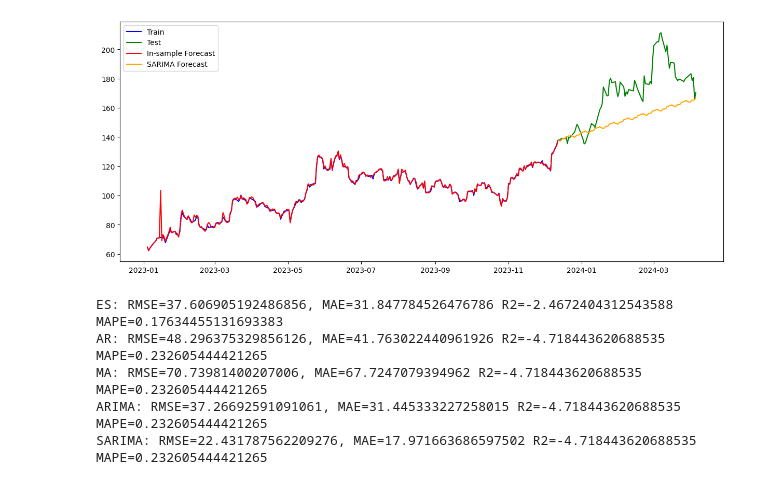
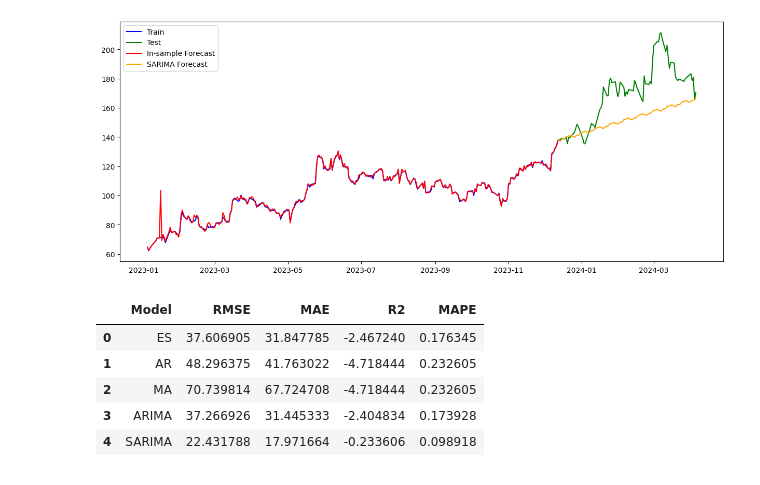
Before and after one commit to YoushaExT/time-series-forecasting, a Jupyter notebook: tsf1.ipynb, the cells around one changed output. Cells and saved outputs as stored; diff of their text form; code cells hidden in the pictures.

Commit message:
scores table

```diff
--- a/tsf1.ipynb
+++ b/tsf1.ipynb
@@ -314,22 +314,30 @@ CONVERGENCE: REL_REDUCTION_OF_F_<=_FACTR*EPSMCH
 # %%
 rmse_es, mae_es, r2_es, mape_es = evaluate_model(test[cols[1]], forecast_es)
 rmse_ar, mae_ar, r2_ar, mape_ar = evaluate_model(test[cols[1]], forecast_ar)
 rmse_ma, mae_ma, r2_ma, mape_ma = evaluate_model(test[cols[1]], forecast_ma)
 rmse_arima, mae_arima, r2_arima, mape_arima = evaluate_model(
     test[cols[1]], forecast_arima
 )
 rmse_sarima, mae_sarima, r2_sarima, mape_sarima = evaluate_model(
     test[cols[1]], forecast_sarima
 )
 
-print(f"ES: RMSE={rmse_es}, MAE={mae_es} R2={r2_es} MAPE={mape_es}")
-print(f"AR: RMSE={rmse_ar}, MAE={mae_ar} R2={r2_ar} MAPE={mape_ar}")
-print(f"MA: RMSE={rmse_ma}, MAE={mae_ma} R2={r2_ar} MAPE={mape_ar}")
-print(f"ARIMA: RMSE={rmse_arima}, MAE={mae_arima} R2={r2_ar} MAPE={mape_ar}")
-print(f"SARIMA: RMSE={rmse_sarima}, MAE={mae_sarima} R2={r2_ar} MAPE={mape_ar}")
+# Define the metrics for each model
+metrics = {
+    "Model": ["ES", "AR", "MA", "ARIMA", "SARIMA"],
+    "RMSE": [rmse_es, rmse_ar, rmse_ma, rmse_arima, rmse_sarima],
+    "MAE": [mae_es, mae_ar, mae_ma, mae_arima, mae_sarima],
+    "R2": [r2_es, r2_ar, r2_ar, r2_arima, r2_sarima],
+    "MAPE": [mape_es, mape_ar, mape_ar, mape_arima, mape_sarima]
+}
+
+# Create DataFrame
+scores_df = pd.DataFrame(metrics)
+scores_df
 # %% [output]
-ES: RMSE=37.606905192486856, MAE=31.847784526476786 R2=-2.4672404312543588 MAPE=0.17634455131693383
-AR: RMSE=48.296375329856126, MAE=41.763022440961926 R2=-4.718443620688535 MAPE=0.232605444421265
-MA: RMSE=70.73981400207006, MAE=67.7247079394962 R2=-4.718443620688535 MAPE=0.232605444421265
-ARIMA: RMSE=37.26692591091061, MAE=31.445333227258015 R2=-4.718443620688535 MAPE=0.232605444421265
-SARIMA: RMSE=22.431787562209276, MAE=17.971663686597502 R2=-4.718443620688535 MAPE=0.232605444421265
+|  | Model | RMSE | MAE | R2 | MAPE |
+| 0 | ES | 37.606905 | 31.847785 | -2.467240 | 0.176345 |
+| 1 | AR | 48.296375 | 41.763022 | -4.718444 | 0.232605 |
+| 2 | MA | 70.739814 | 67.724708 | -4.718444 | 0.232605 |
+| 3 | ARIMA | 37.266926 | 31.445333 | -2.404834 | 0.173928 |
+| 4 | SARIMA | 22.431788 | 17.971664 | -0.233606 | 0.098918 |
```
